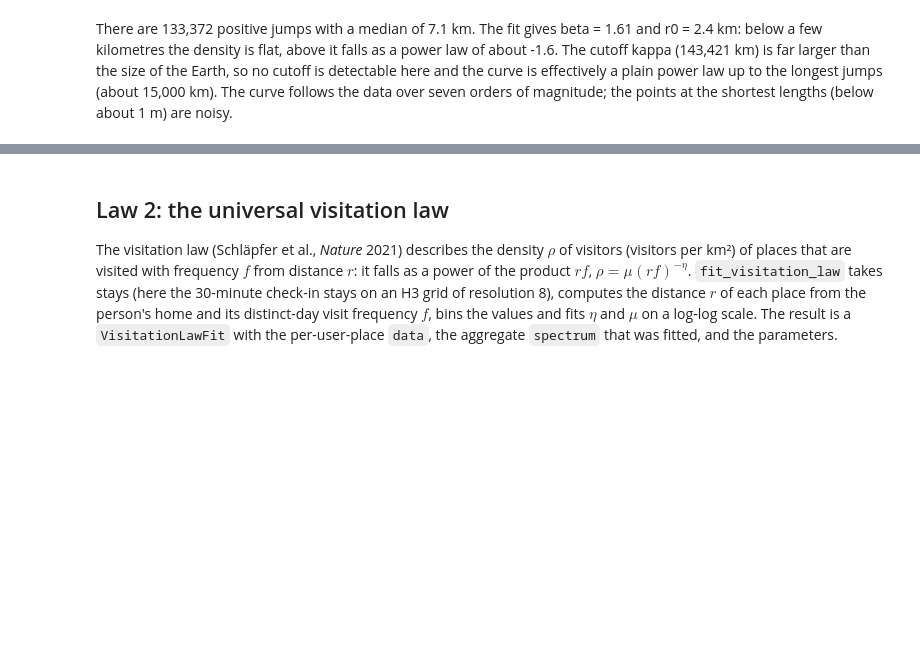
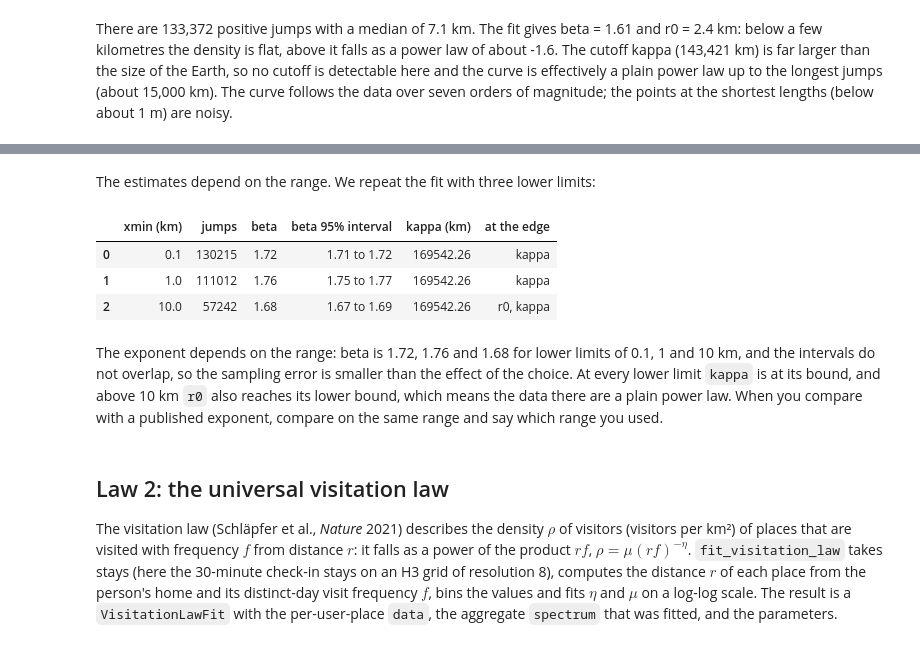
Before and after one commit to gefgu/fastmob, a Jupyter notebook: docs/src/learn/compare-to-mobility-laws.ipynb, the cells around one changed output, grey strips where cells are left out. Saved outputs shown, nothing was run; the diff lists cells and outputs as text; code cells hidden in the pictures; blank space fills up the shorter version.

```diff
--- a/docs/src/learn/compare-to-mobility-laws.ipynb
+++ b/docs/src/learn/compare-to-mobility-laws.ipynb
@@ -69,3 +108,29 @@ There are 133,372 positive jumps with a median of 7.1 km. The fit gives beta = 1
+# %% [markdown]
+The estimates depend on the range. We repeat the fit with three lower limits:
+# %%
+rows = []
+for xmin in (0.1, 1.0, 10.0):
+    f = fit_distance_distribution(
+        values, "truncated_powerlaw", xmin=xmin, n_bootstrap=50
+    )
+    rows.append(
+        {
+            "xmin (km)": xmin,
+            "jumps": f.n,
+            "beta": f.parameters["beta"],
+            "beta 95% interval": f"{f.ci_low['beta']:.2f} to {f.ci_high['beta']:.2f}",
+            "kappa (km)": f.parameters["kappa"],
+            "at the edge": ", ".join(f.at_bound),
+        }
+    )
+pd.DataFrame(rows).round(2)
+# %% [output]
+|  | xmin (km) | jumps | beta | beta 95% interval | kappa (km) | at the edge |
+| 0 | 0.1 | 130215 | 1.72 | 1.71 to 1.72 | 169542.26 | kappa |
+| 1 | 1.0 | 111012 | 1.76 | 1.75 to 1.77 | 169542.26 | kappa |
+| 2 | 10.0 | 57242 | 1.68 | 1.67 to 1.69 | 169542.26 | r0, kappa |
+# %% [markdown]
+The exponent depends on the range: beta is 1.72, 1.76 and 1.68 for lower limits of 0.1, 1 and 10 km, and the intervals do not overlap, so the sampling error is smaller than the effect of the choice. At every lower limit `kappa` is at its bound, and above 10 km `r0` also reaches its lower bound, which means the data there are a plain power law. When you compare with a published exponent, compare on the same range and say which range you used.
 # %% [markdown]
 ## Law 2: the universal visitation law
 
```
Also changed, not shown: parts of 7 cells of this notebook, 14 other files.
